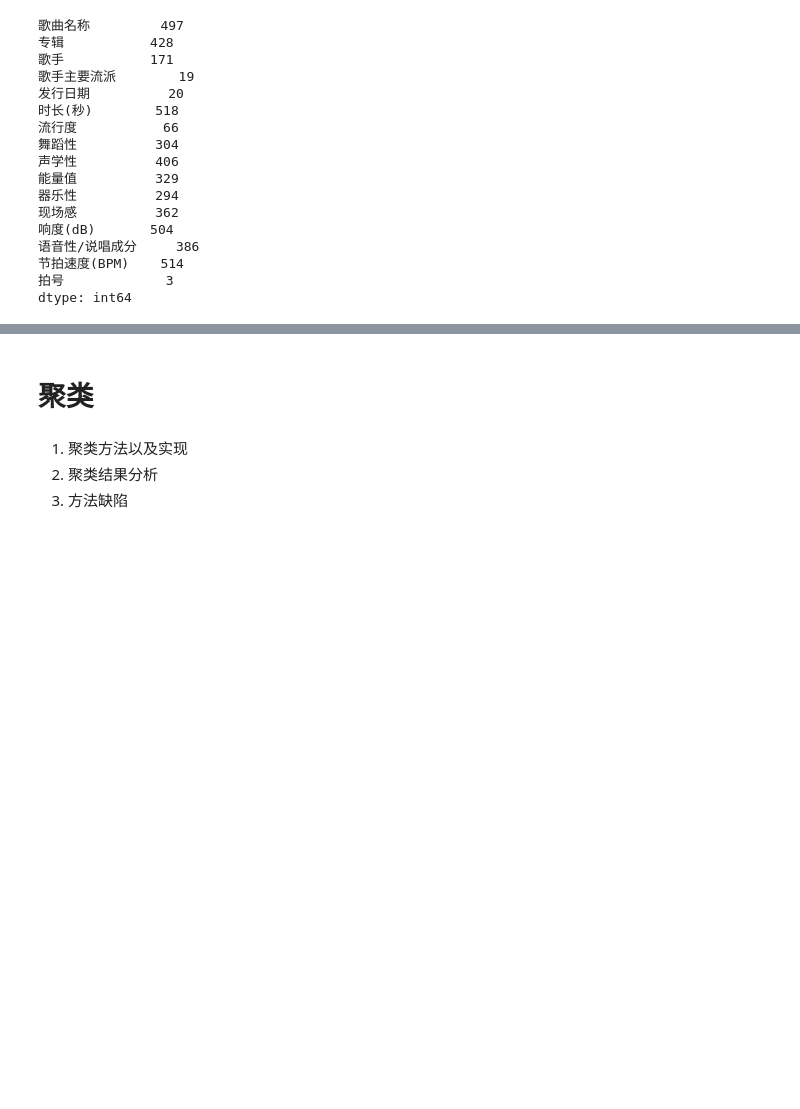
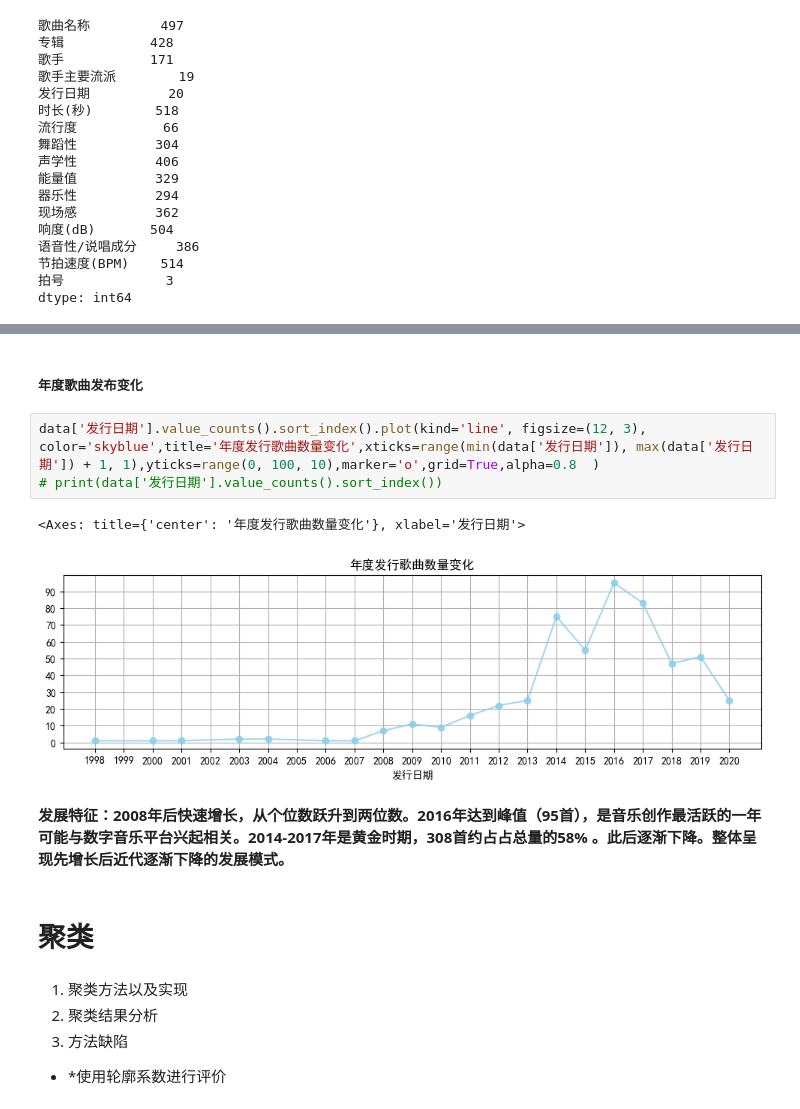
Before and after one commit to liushisi7/liushisi7_xiaoxueqi_renmeng, a Jupyter notebook: 作业一/test_6_23.ipynb, the cells around one changed output, grey strips where cells are left out. Saved outputs shown, nothing was run; the diff lists cells and outputs as text; blank space fills up the shorter version.

```diff
--- a/作业一/test_6_23.ipynb
+++ b/作业一/test_6_23.ipynb
@@ -104,6 +105,17 @@ data['歌手主要流派'].value_counts().plot(kind='bar', figsize=(12, 3), colo
+# %% [markdown]
+##### 年度歌曲发布变化
+# %%
+data['发行日期'].value_counts().sort_index().plot(kind='line', figsize=(12, 3), color='skyblue',title='年度发行歌曲数量变化',xticks=range(min(data['发行日期']), max(data['发行日期']) + 1, 1),yticks=range(0, 100, 10),marker='o',grid=True,alpha=0.8  )
+# print(data['发行日期'].value_counts().sort_index())
+# %% [output]
+<Axes: title={'center': '年度发行歌曲数量变化'}, xlabel='发行日期'>
+[figure, added]
+# %% [markdown]
+**发展特征：2008年后快速增长，从个位数跃升到两位数。2016年达到峰值（95首），是音乐创作最活跃的一年可能与数字音乐平台兴起相关。2014-2017年是黄金时期，308首约占占总量的58% 。此后逐渐下降。整体呈现先增长后近代逐渐下降的发展模式。**
 # %% [markdown]
 # 聚类
 # %% [markdown]
 1. 聚类方法以及实现
 2. 聚类结果分析
 3. 方法缺陷
+- *使用轮廓系数进行评价
```
Also changed, not shown: parts of 10 cells of this notebook.
